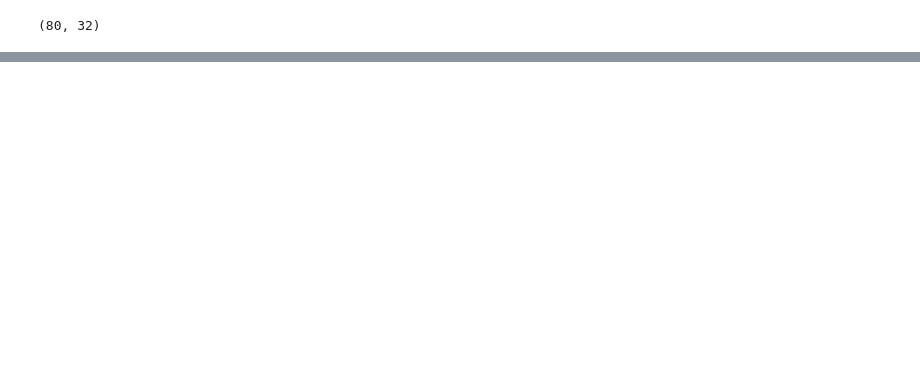
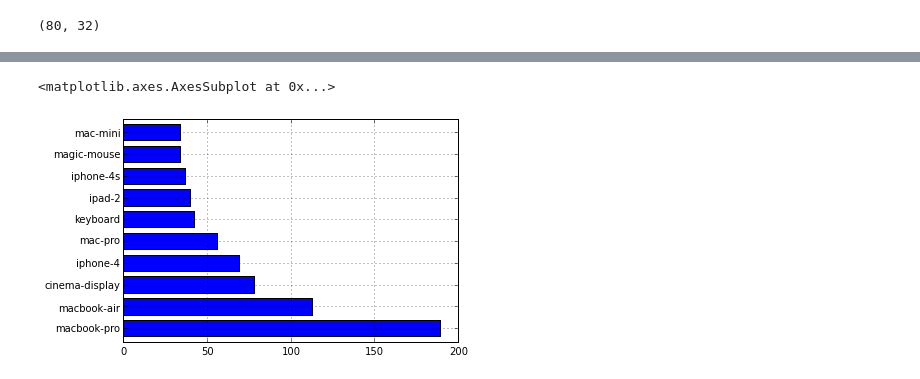
Before and after one commit to becomingGuru/usesthis_analysis, a Jupyter notebook: Analysis 3.ipynb, the cells around one changed output, grey strips where cells are left out. Cells and saved outputs as stored; diff of their text form; code cells hidden in the pictures; blank space fills up the shorter version.

```diff
--- a/Analysis 3.ipynb
+++ b/Analysis 3.ipynb
@@ -89,0 +290,2 @@ print interview_frame.ix[:59,]
+# %%
+pf_used_ware.columns = ['title']
@@ -89,0 +371,2 @@ print interview_frame.ix[:59,]
+# %%
+ware = hardware+software
@@ -89,0 +409,2 @@ print interview_frame.ix[:59,]
+# %%
+extracted_ware = pd.DataFrame(ware)
@@ -89,0 +463,2 @@ print interview_frame.ix[:59,]
+# %%
+user_wares = pf_used_ware.merge(extracted_ware,on='title',how='inner')
@@ -89,0 +485,5 @@ print interview_frame.ix[:59,]
+# %%
+user_wares.ix[user_wares.type=='hardware'].title.value_counts()[:10].plot(kind='barh')
+# %% [output]
+<matplotlib.axes.AxesSubplot at 0x...>
+[figure, added]
```
Also changed, not shown: parts of 48 cells of this notebook.
